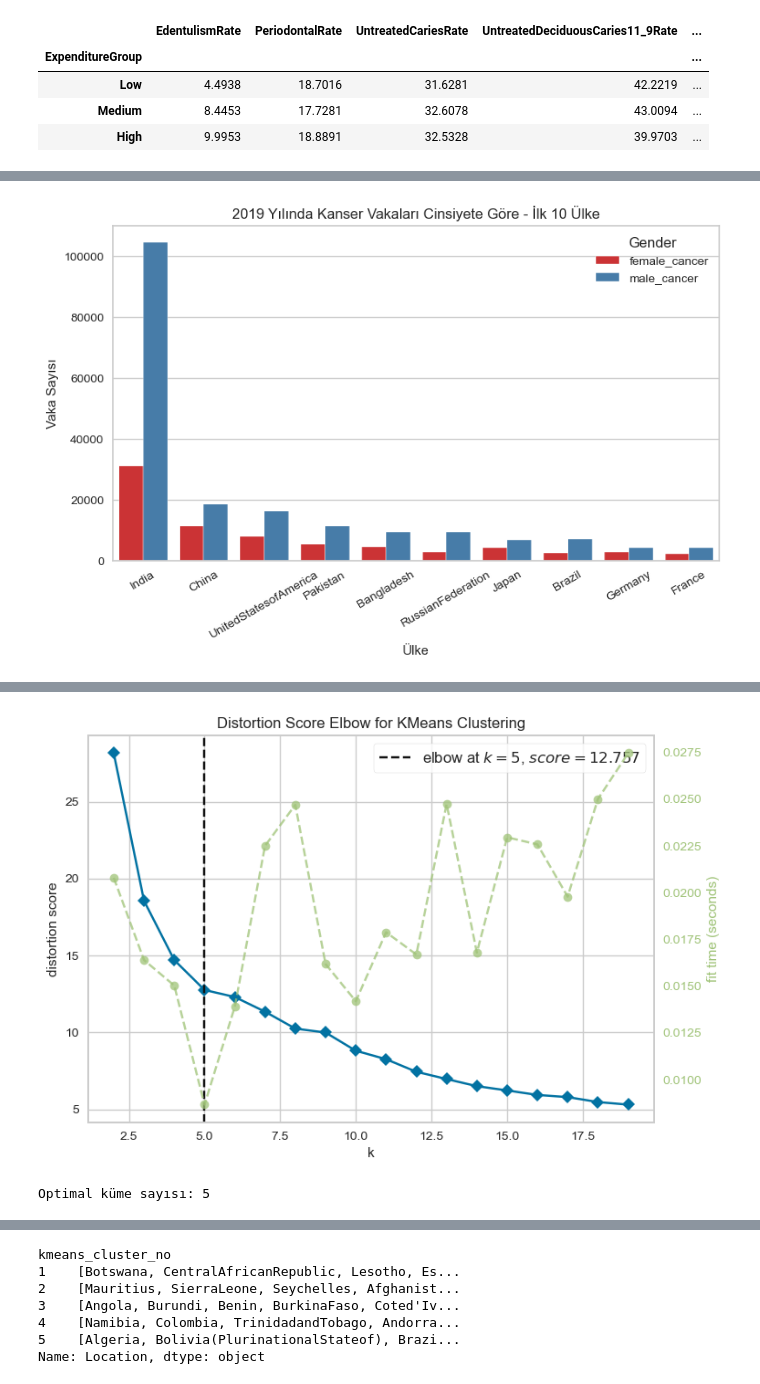
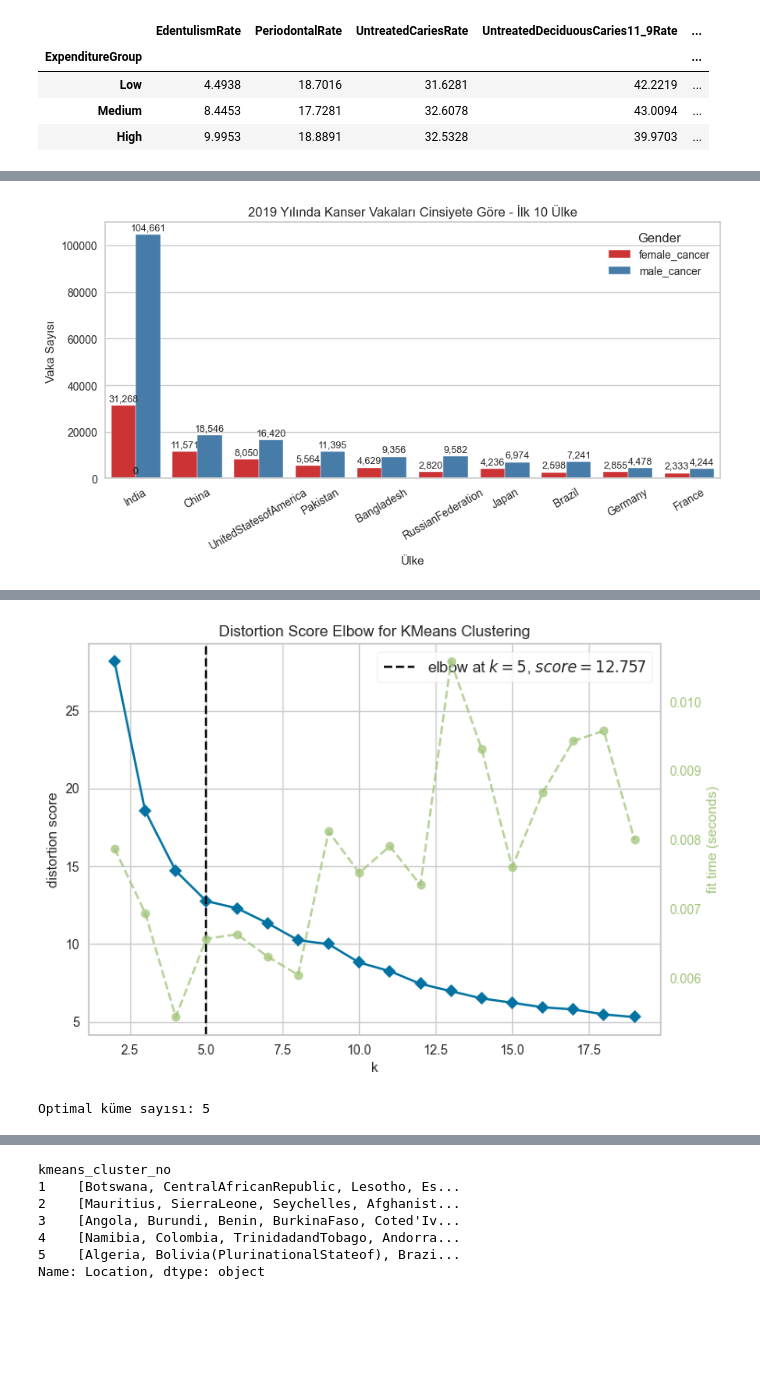
Before and after one commit to GumrahDuyguCulhacik/GlobalDentalStats, a Jupyter notebook: notebooks/mergedlast.ipynb, the cells around one changed output, grey strips where cells are left out. Cells and saved outputs as stored; diff of their text form; code cells hidden in the pictures; blank space fills up the shorter version.

```diff
--- a/notebooks/mergedlast.ipynb
+++ b/notebooks/mergedlast.ipynb
@@ -119,6 +143,9 @@ both_cancer                         float64
 female_cancer                       float64
 male_cancer                         float64
 dtype: object
+# %%
+# 'Period' sütunlarını çıkar
+df = df.drop(columns=['Period'])
 # %%
 df[df["female_cancer"].isna() & df["both_cancer"].notna()]
 # %% [output]
@@ -474,9 +577,21 @@ plt.show()
 top15_cancer = df.nlargest(15, "both_cancer")
 
 plt.figure(figsize=(9,5))
-sns.barplot(x="both_cancer", y="Location", data=top15_cancer, palette="Reds")
+ax = sns.barplot(x="both_cancer", y="Location", data=top15_cancer, palette="Reds")
+
+# Çubukların üzerine değerleri ekle
+for p in ax.patches:
+    width = p.get_width()
+    ax.text(
+        width + (0.01 * top15_cancer["both_cancer"].max()),  # barın biraz sağına
+        p.get_y() + p.get_height() / 2,
+        f"{int(width):,}",  # binlik ayırıcı ile tam sayı
+        ha="left", va="center", fontsize=10
+    )
+
 plt.title("2019 Yılında Toplam Kanser Vakaları - İlk 15 Ülke")
 plt.xlabel("Vaka Sayısı")
 plt.ylabel("Ülke")
+plt.tight_layout()
 plt.show()
 # %% [output]
@@ -484,17 +602,31 @@ plt.show()
 # %%
 # Sadece ilk 10 ülke ile örnek
 top10_cancer = df.nlargest(10, "both_cancer")
 cancer_cols = ["female_cancer", "male_cancer"]
 
-df_melted = top10_cancer.melt(id_vars=["Location"], value_vars=cancer_cols,
-                               var_name="Gender", value_name="Cases")
+df_melted = top10_cancer.melt(
+    id_vars=["Location"], value_vars=cancer_cols,
+    var_name="Gender", value_name="Cases"
+)
 
 plt.figure(figsize=(9,5))
-sns.barplot(x="Location", y="Cases", hue="Gender", data=df_melted, palette="Set1")
+ax = sns.barplot(x="Location", y="Cases", hue="Gender", data=df_melted, palette="Set1")
+
+# Çubukların üzerine değer yazma
+for p in ax.patches:
+    height = p.get_height()
+    ax.text(
+        p.get_x() + p.get_width()/2.,  # barın ortasına hizala
+        height + (0.01 * df_melted["Cases"].max()),  # biraz yukarısına yaz
+        f"{int(height):,}",  # binlik ayraçlı sayı
+        ha="center", va="bottom", fontsize=9
+    )
+
 plt.title("2019 Yılında Kanser Vakaları Cinsiyete Göre - İlk 10 Ülke")
 plt.xlabel("Ülke")
 plt.ylabel("Vaka Sayısı")
 plt.xticks(rotation=30)
+plt.tight_layout()
 plt.show()
 # %% [output]
-[figure, old version]
+[figure, new version]
@@ -620,7 +674,7 @@ elbow.show()
 # Optimal K
 print("Optimal küme sayısı:", elbow.elbow_value_)
 # %% [output]
-[figure, old version]
+[figure, new version]
 Optimal küme sayısı: 5
 # %%
 # Ölçekleme
```
Also changed, not shown: parts of 81 cells of this notebook.
